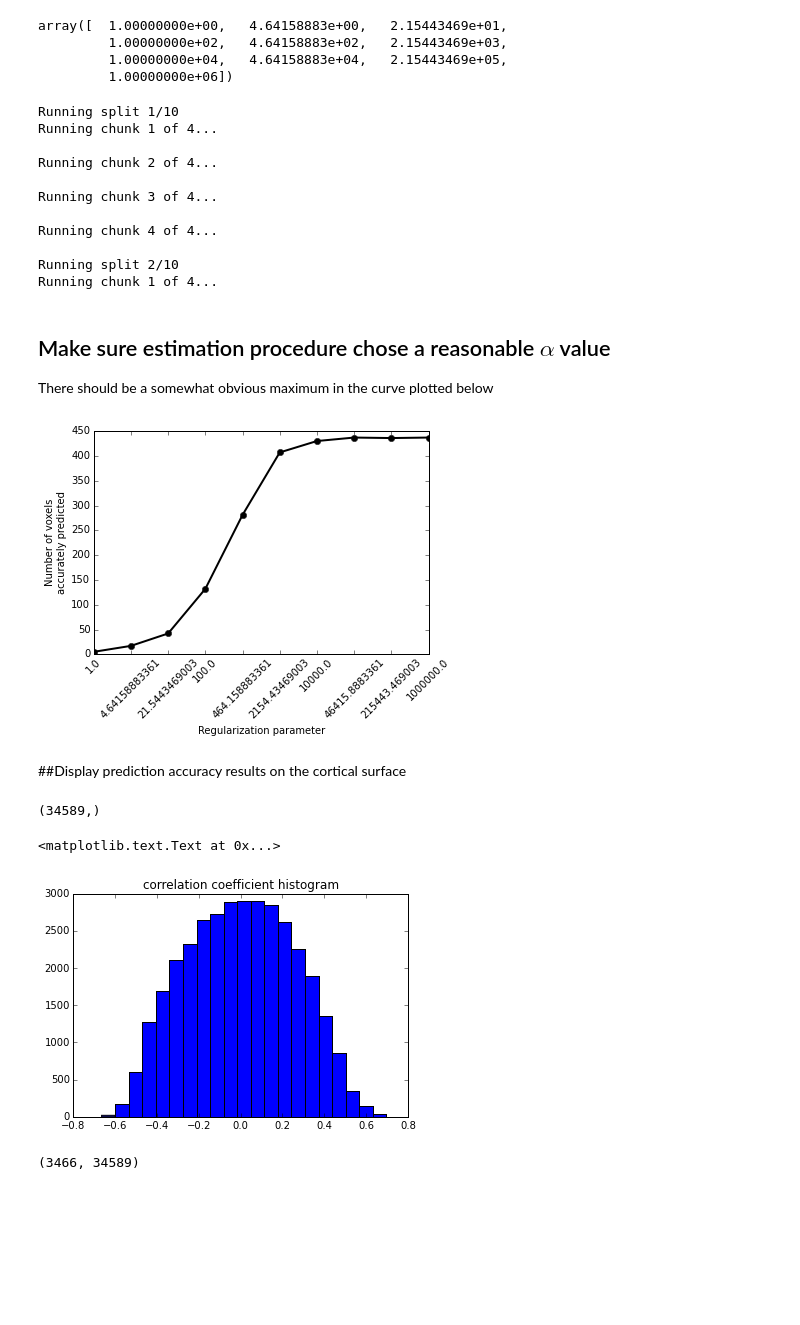
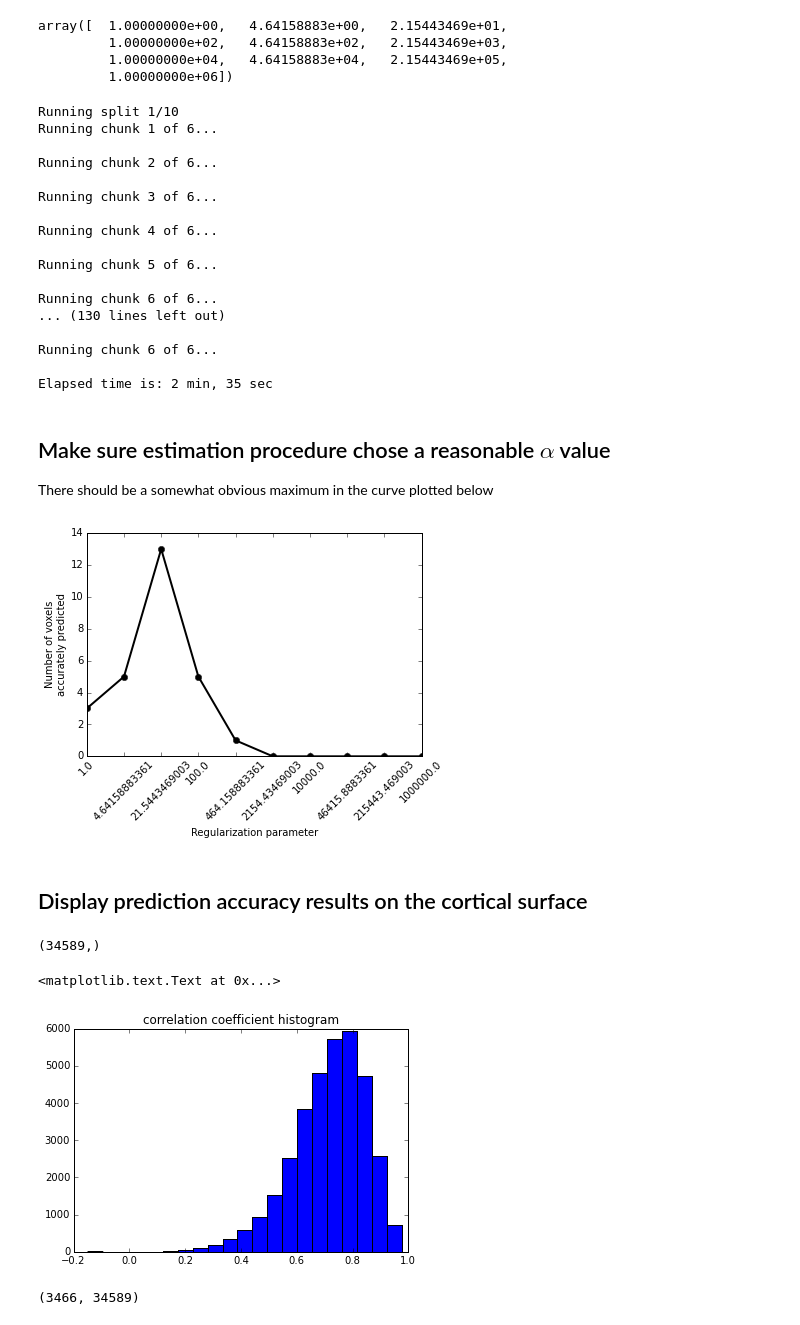
Before and after one commit to berkeley-stat159/project-beta, a Jupyter notebook: code/description_modeling_ridge_regression.ipynb, the cells around one changed output. Drawn from its saved outputs; the diff is of its cells as text; code cells hidden in the pictures; blank space fills up the shorter version.

```diff
--- a/code/description_modeling_ridge_regression.ipynb
+++ b/code/description_modeling_ridge_regression.ipynb
@@ -221,8 +221,8 @@ vfs = vmt_utils.add_lags(stim_fs_val,[2,3,4])
 efs = vmt_utils.add_constant(efs,is_first=True)
 vfs = vmt_utils.add_constant(vfs,is_first=True)
 # %%
-efs = efs[:2400,:]
-vfs = vfs[:468,:]
+efs = efs[:1200,:]
+vfs = vfs[:90,:]
 print efs.shape
 print vfs.shape
 # %% [output]
@@ -231,8 +231,8 @@ print vfs.shape
 # %% [markdown]
 ## Load masked data
 # %%
-data_est_masked = np.load('../data/BOLD_est_masked34589.npy').T[:2400,:]
-data_val_masked = np.load('../data/BOLD_val_masked34589.npy').T[:468,:]
+data_est_masked = np.load('../data/BOLD_est_masked34589.npy').T[:1200,:]
+data_val_masked = np.load('../data/BOLD_val_masked34589.npy').T[:90,:]
 print('Size of masked estimation data is %s'%repr(data_est_masked.shape))
 print('Size of masked validation data is %s'%repr(data_val_masked.shape))
 # %% [output]
@@ -252,7 +252,7 @@ array([  1.00000000e+00,   4.64158883e+00,   2.15443469e+01,
 # Run regression
 n_splits = 10 # number of subdivisions of validation data for cross validation of ridge parameter (alpha)
 n_resamps = 10 # number of times to compute regression & prediction within training data (can be <= n_splits)
-chunk_sz = 10000 # number of voxels to fit at once. Memory-saving.
+chunk_sz = 6000 # number of voxels to fit at once. Memory-saving.
 pthr = 0.005 # Ridge parameter is chosen based on how many voxels are predicted above a correlation threshold
              # for each alpha value (technically it's slightly more complicated than that, see the code).
              # This p value sets that correlation threshold.
@@ -265,16 +265,22 @@ t1 = time.time()
 print("Elapsed time is: %d min, %d sec"%((t1-t0)/60,(t1-t0)%60))
 # %% [output]
 Running split 1/10
-Running chunk 1 of 4...
+Running chunk 1 of 6...
 
-Running chunk 2 of 4...
+Running chunk 2 of 6...
 
-Running chunk 3 of 4...
+Running chunk 3 of 6...
 
-Running chunk 4 of 4...
+Running chunk 4 of 6...
 
-Running split 2/10
-Running chunk 1 of 4...
+Running chunk 5 of 6...
+
+Running chunk 6 of 6...
+... (130 lines left out)
+
+Running chunk 6 of 6...
+
+Elapsed time is: 2 min, 35 sec
 # %% [markdown]
 ## Make sure estimation procedure chose a reasonable $\alpha$ value
 There should be a somewhat obvious maximum in the curve plotted below
@@ -288,9 +294,9 @@ plt.xticks(range(na),alpha,rotation=45)
 plt.xlabel('Regularization parameter')
 _ = plt.ylabel('Number of voxels\naccurately predicted')
 # %% [output]
-[figure, old version]
+[figure, new version]
 # %% [markdown]
-##Display prediction accuracy results on the cortical surface
+## Display prediction accuracy results on the cortical surface
 # %%
 out['cc'].shape
 # %% [output]
@@ -299,11 +305,11 @@ out['cc'].shape
 cc = out['cc']
 weights = out['weights']
 # %%
-plt.hist(np.nan_to_num(out['cc']),21)
+plt.hist(np.nan_to_num(cc),21)
 plt.title('correlation coefficient histogram')
 # %% [output]
 <matplotlib.text.Text at 0x...>
-[figure, old version]
+[figure, new version]
 # %%
 out['weights'].shape
 # %% [output]
```
Also changed, not shown: parts of 11 cells of this notebook, 1 other file.
